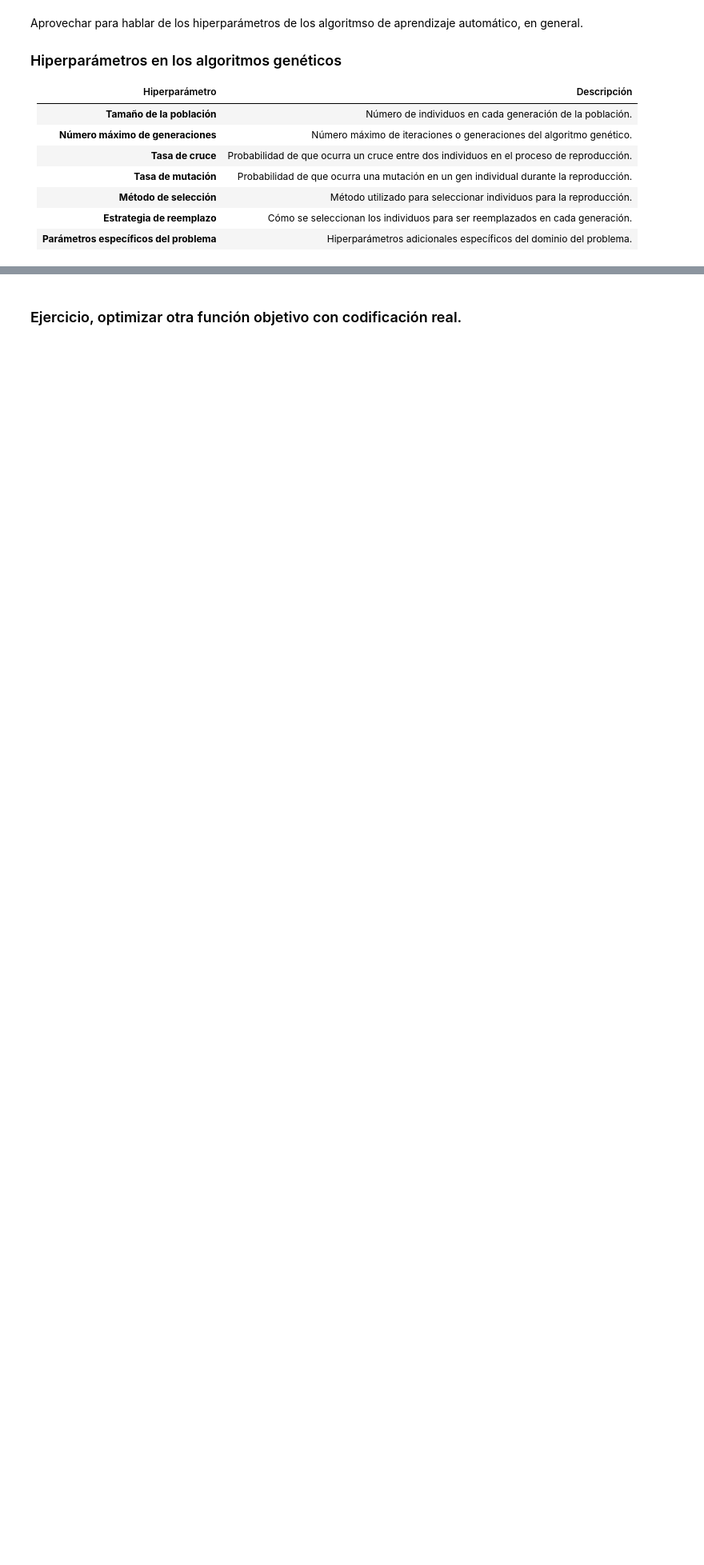
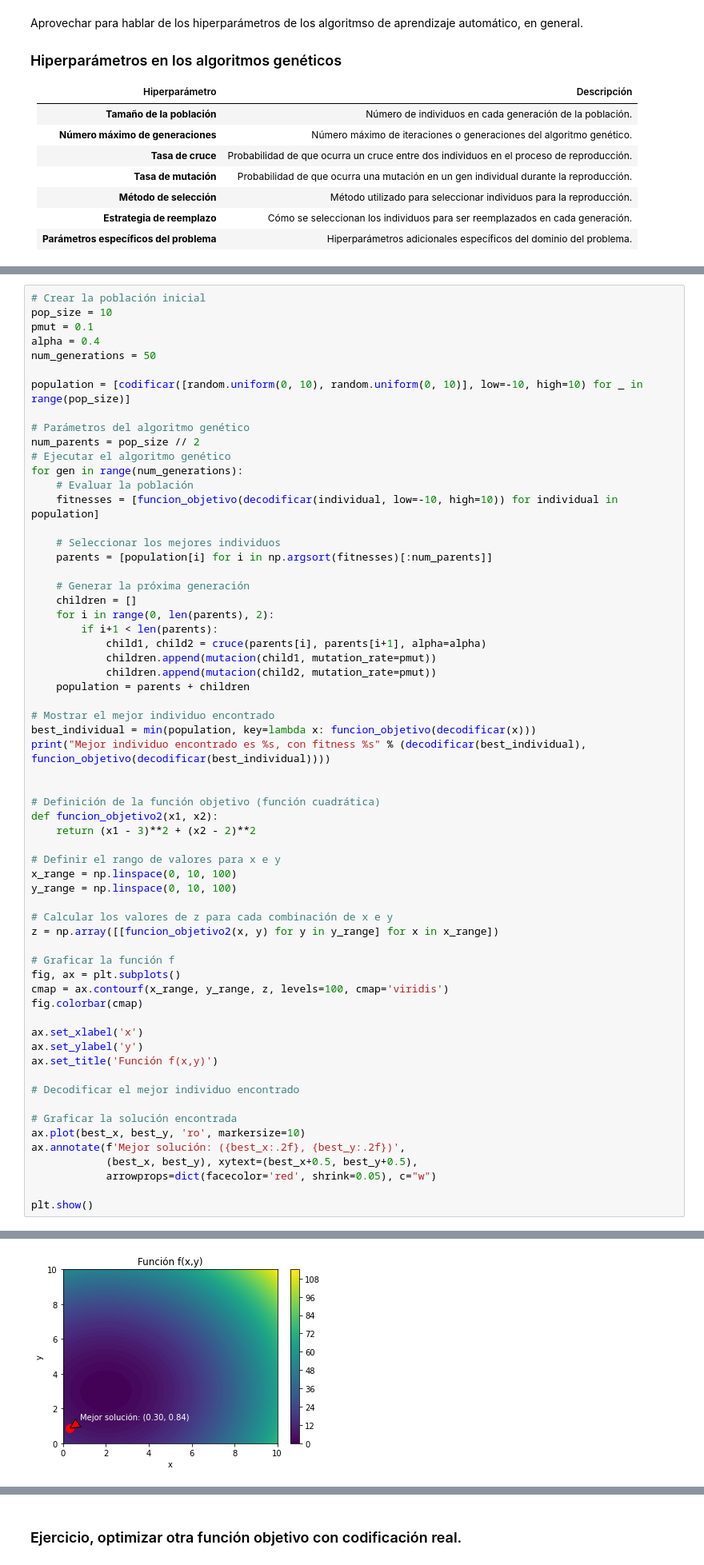
Before and after one commit to igomezv/ComputoEvolutivo, a Jupyter notebook: 6_3_CodificacionReal.ipynb, the cells around one changed output, grey strips where cells are left out. Shown at 80% size. Cells and saved outputs as stored; diff of their text form; blank space fills up the shorter version.

```diff
--- a/6_3_CodificacionReal.ipynb
+++ b/6_3_CodificacionReal.ipynb
@@ -256,0 +360,63 @@ plt.show()
+# %%
+# Crear la población inicial
+pop_size = 10
+pmut = 0.1
+alpha = 0.4
+num_generations = 50
+
+population = [codificar([random.uniform(0, 10), random.uniform(0, 10)], low=-10, high=10) for _ in range(pop_size)]
+
+# Parámetros del algoritmo genético
+num_parents = pop_size // 2
+# Ejecutar el algoritmo genético
+for gen in range(num_generations):
+    # Evaluar la población
+    fitnesses = [funcion_objetivo(decodificar(individual, low=-10, high=10)) for individual in population]
+
+    # Seleccionar los mejores individuos
+    parents = [population[i] for i in np.argsort(fitnesses)[:num_parents]]
+
+    # Generar la próxima generación
+    children = []
+    for i in range(0, len(parents), 2):
+        if i+1 < len(parents):
+            child1, child2 = cruce(parents[i], parents[i+1], alpha=alpha)
+            children.append(mutacion(child1, mutation_rate=pmut))
+            children.append(mutacion(child2, mutation_rate=pmut))
+    population = parents + children
+
+# Mostrar el mejor individuo encontrado
+best_individual = min(population, key=lambda x: funcion_objetivo(decodificar(x)))
+print("Mejor individuo encontrado es %s, con fitness %s" % (decodificar(best_individual), funcion_objetivo(decodificar(best_individual))))
+
+
+# Definición de la función objetivo (función cuadrática)
+def funcion_objetivo2(x1, x2):
+    return (x1 - 3)**2 + (x2 - 2)**2
+
+# Definir el rango de valores para x e y
+x_range = np.linspace(0, 10, 100)
+y_range = np.linspace(0, 10, 100)
+
+# Calcular los valores de z para cada combinación de x e y
+z = np.array([[funcion_objetivo2(x, y) for y in y_range] for x in x_range])
+
+# Graficar la función f
+fig, ax = plt.subplots()
+cmap = ax.contourf(x_range, y_range, z, levels=100, cmap='viridis')
+fig.colorbar(cmap)
+
+ax.set_xlabel('x')
+ax.set_ylabel('y')
+ax.set_title('Función f(x,y)')
+
+# Decodificar el mejor individuo encontrado
+
+# Graficar la solución encontrada
+ax.plot(best_x, best_y, 'ro', markersize=10)
+ax.annotate(f'Mejor solución: ({best_x:.2f}, {best_y:.2f})',
+            (best_x, best_y), xytext=(best_x+0.5, best_y+0.5),
+            arrowprops=dict(facecolor='red', shrink=0.05), c="w")
+
+plt.show()
+# %% [output]
@@ -257,3 +424,4 @@ plt.show()
+[figure, added]
 # %% [markdown]
 ## Regresando al problema de la mochila
 
```
Also changed, not shown: parts of 27 cells of this notebook.
